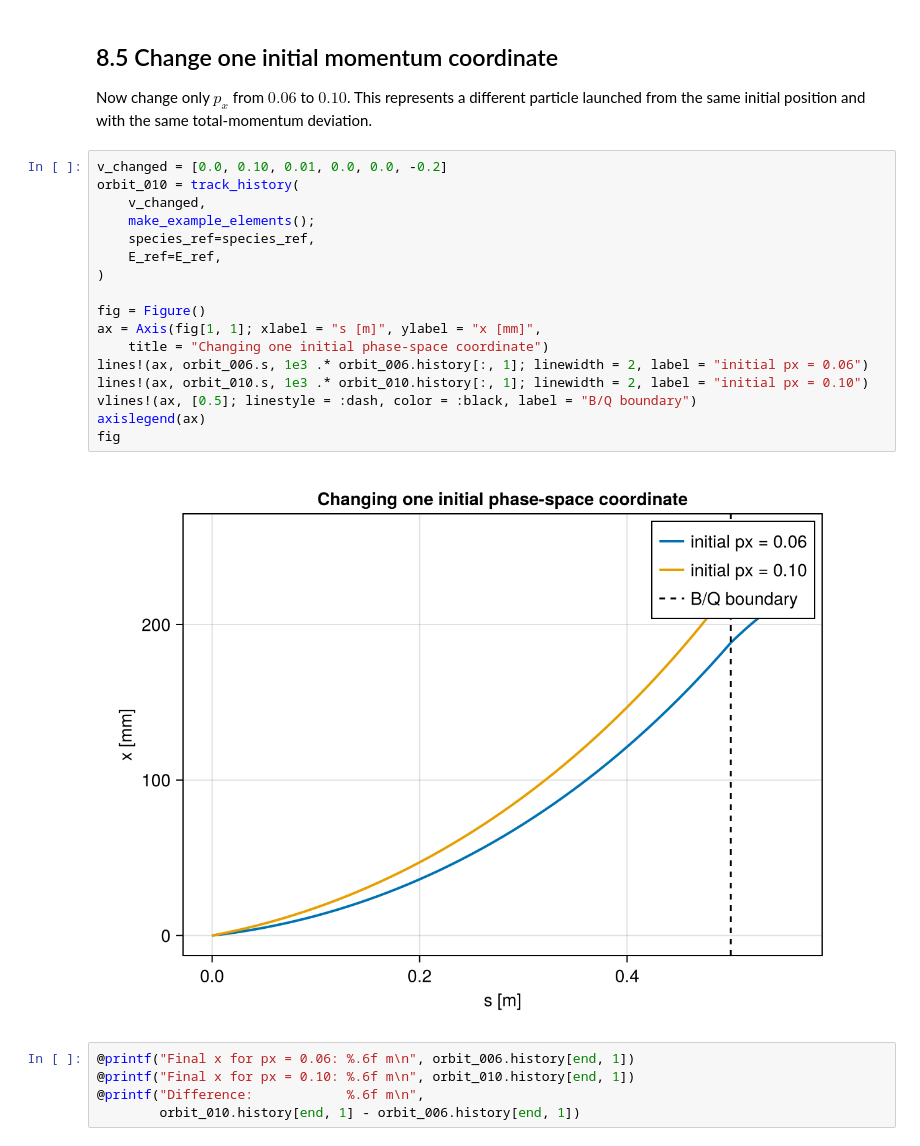
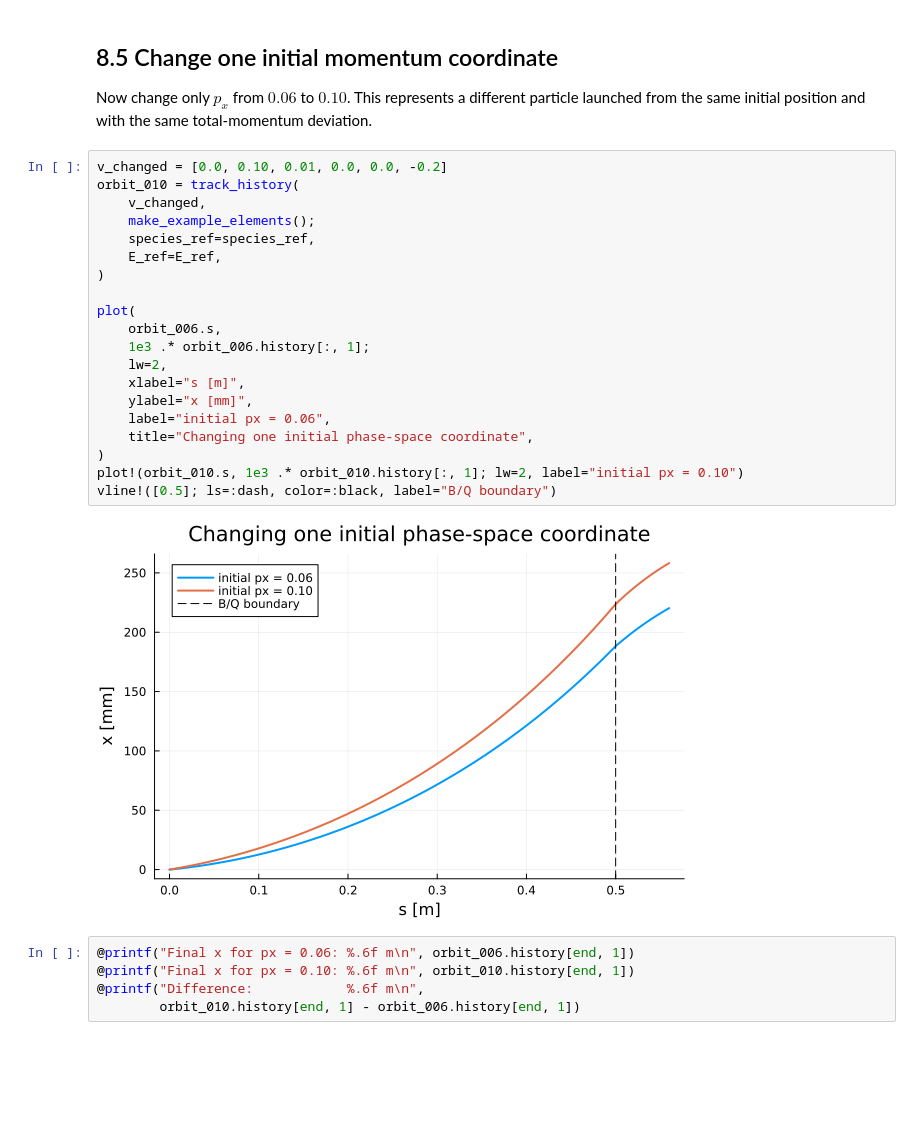
Before and after one commit to 6teamFurina/Ring_Design_Tutorial_SciBmad, a Jupyter notebook: chapter08_phase_space_scibmad.ipynb, the cells around one changed output. Drawn from its saved outputs; the diff is of its cells as text; blank space fills up the shorter version.

```diff
--- a/chapter08_phase_space_scibmad.ipynb
+++ b/chapter08_phase_space_scibmad.ipynb
@@ -195,22 +199,25 @@ from the same initial position and with the same total-momentum deviation.
 # %%
 v_changed = [0.0, 0.10, 0.01, 0.0, 0.0, -0.2]
 orbit_010 = track_history(
     v_changed,
     make_example_elements();
     species_ref=species_ref,
     E_ref=E_ref,
 )
 
-fig = Figure()
-ax = Axis(fig[1, 1]; xlabel = "s [m]", ylabel = "x [mm]",
-    title = "Changing one initial phase-space coordinate")
-lines!(ax, orbit_006.s, 1e3 .* orbit_006.history[:, 1]; linewidth = 2, label = "initial px = 0.06")
-lines!(ax, orbit_010.s, 1e3 .* orbit_010.history[:, 1]; linewidth = 2, label = "initial px = 0.10")
-vlines!(ax, [0.5]; linestyle = :dash, color = :black, label = "B/Q boundary")
-axislegend(ax)
-fig
+plot(
+    orbit_006.s,
+    1e3 .* orbit_006.history[:, 1];
+    lw=2,
+    xlabel="s [m]",
+    ylabel="x [mm]",
+    label="initial px = 0.06",
+    title="Changing one initial phase-space coordinate",
+)
+plot!(orbit_010.s, 1e3 .* orbit_010.history[:, 1]; lw=2, label="initial px = 0.10")
+vline!([0.5]; ls=:dash, color=:black, label="B/Q boundary")
 # %% [output]
-[figure, old version]
+[figure, new version]
 # %%
 @printf("Final x for px = 0.06: %.6f m\n", orbit_006.history[end, 1])
 @printf("Final x for px = 0.10: %.6f m\n", orbit_010.history[end, 1])
```
Also changed, not shown: parts of 3 cells of this notebook, 19 other files.
